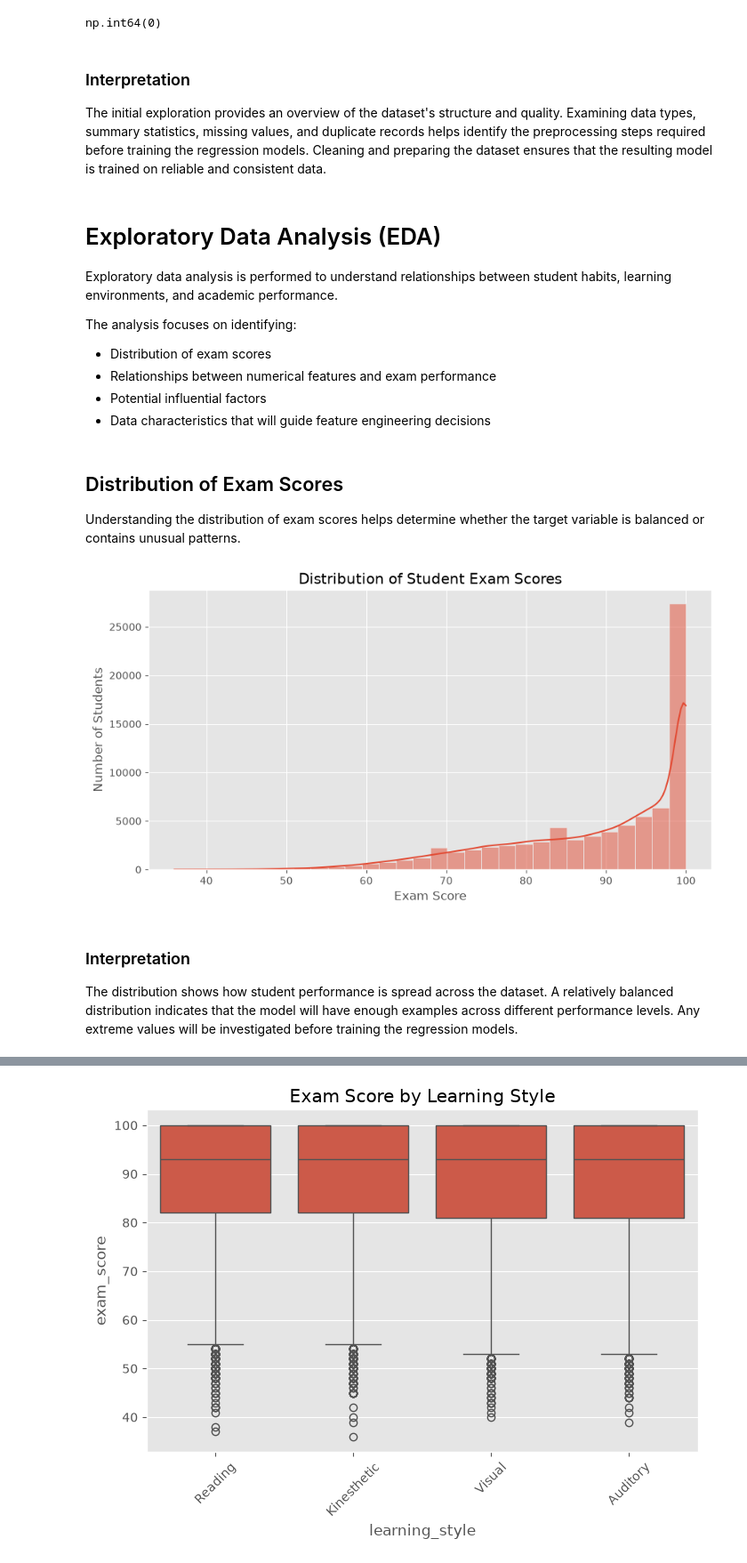
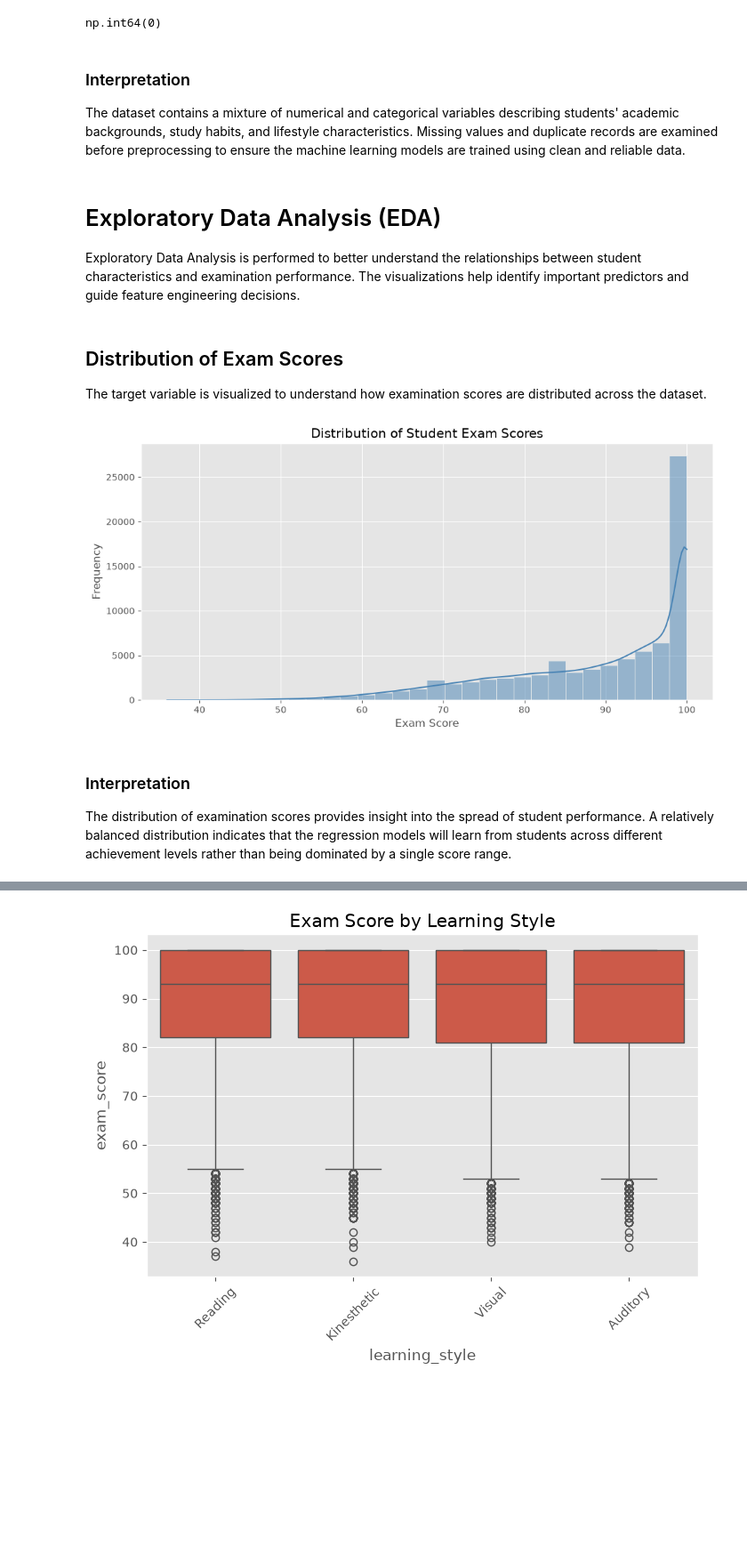
Before and after one commit to Abejirin-King/Regression-Analysis-Mobile-Application, a Jupyter notebook: summative/linear_regression/multivariate.ipynb, the cells around one changed output, grey strips where cells are left out. Shown at 89% size. Cells and saved outputs as stored; diff of their text form; code cells hidden in the pictures; blank space fills up the shorter version.

```diff
--- a/summative/linear_regression/multivariate.ipynb
+++ b/summative/linear_regression/multivariate.ipynb
@@ -171,39 +170,36 @@ np.int64(0)
 # %% [markdown]
 ### Interpretation
 
-The initial exploration provides an overview of the dataset's structure and quality. Examining data types, summary statistics, missing values, and duplicate records helps identify the preprocessing steps required before training the regression models. Cleaning and preparing the dataset ensures that the resulting model is trained on reliable and consistent data.
+The dataset contains a mixture of numerical and categorical variables describing students' academic backgrounds, study habits, and lifestyle characteristics. Missing values and duplicate records are examined before preprocessing to ensure the machine learning models are trained using clean and reliable data.
 # %% [markdown]
 # Exploratory Data Analysis (EDA)
 
-Exploratory data analysis is performed to understand relationships between student habits, learning environments, and academic performance.
-
-The analysis focuses on identifying:
-- Distribution of exam scores
-- Relationships between numerical features and exam performance
-- Potential influential factors
-- Data characteristics that will guide feature engineering decisions
+Exploratory Data Analysis is performed to better understand the relationships between student characteristics and examination performance. The visualizations help identify important predictors and guide feature engineering decisions.
 # %% [markdown]
 ## Distribution of Exam Scores
 
-Understanding the distribution of exam scores helps determine whether the target variable is balanced or contains unusual patterns.
+The target variable is visualized to understand how examination scores are distributed across the dataset.
 # %%
-plt.figure(figsize=(10,5))
+plt.figure(figsize=(10, 5))
 
 sns.histplot(
-    df["exam_score"],
+    data=df,
+    x="exam_score",
     bins=30,
-    kde=True
+    kde=True,
+    color="steelblue"
 )
 
 plt.title("Distribution of Student Exam Scores")
 plt.xlabel("Exam Score")
-plt.ylabel("Number of Students")
+plt.ylabel("Frequency")
 
+plt.tight_layout()
 plt.show()
 # %% [output]
-[figure, old version]
+[figure, new version]
 # %% [markdown]
 ### Interpretation
 
-The distribution shows how student performance is spread across the dataset. A relatively balanced distribution indicates that the model will have enough examples across different performance levels. Any extreme values will be investigated before training the regression models.
+The distribution of examination scores provides insight into the spread of student performance. A relatively balanced distribution indicates that the regression models will learn from students across different achievement levels rather than being dominated by a single score range.
 # %% [markdown]
```
Also changed, not shown: parts of 40 cells of this notebook, 1 other file.
